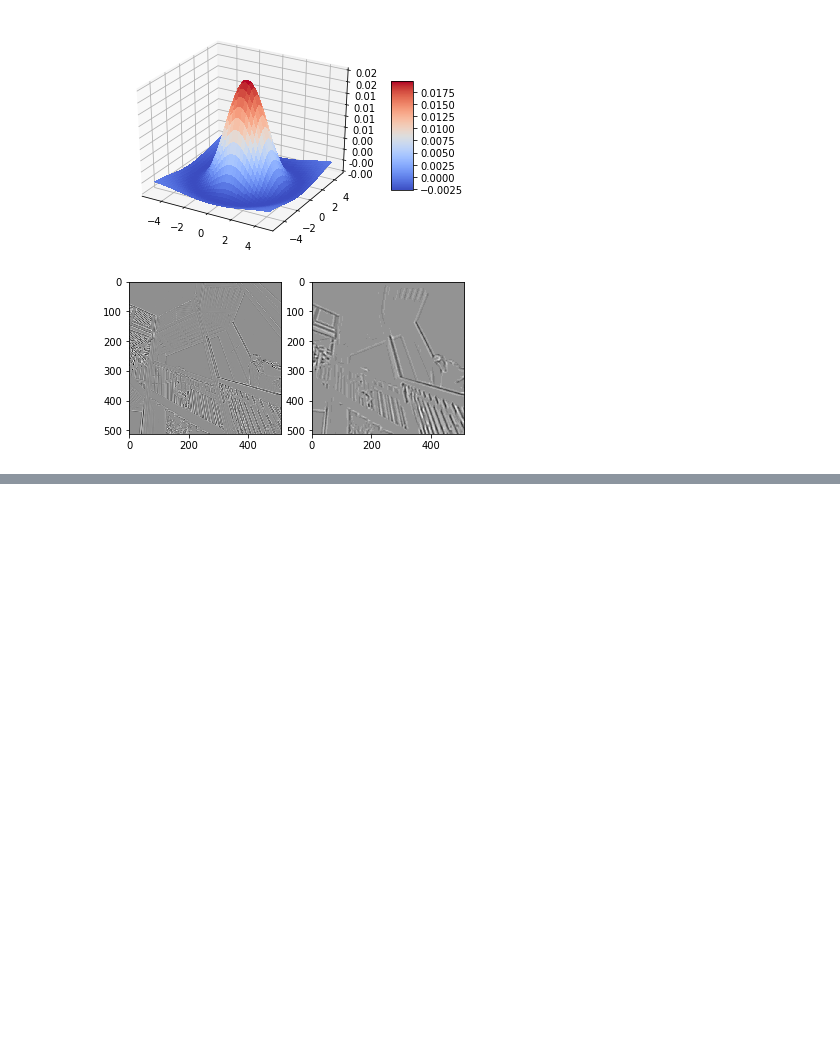
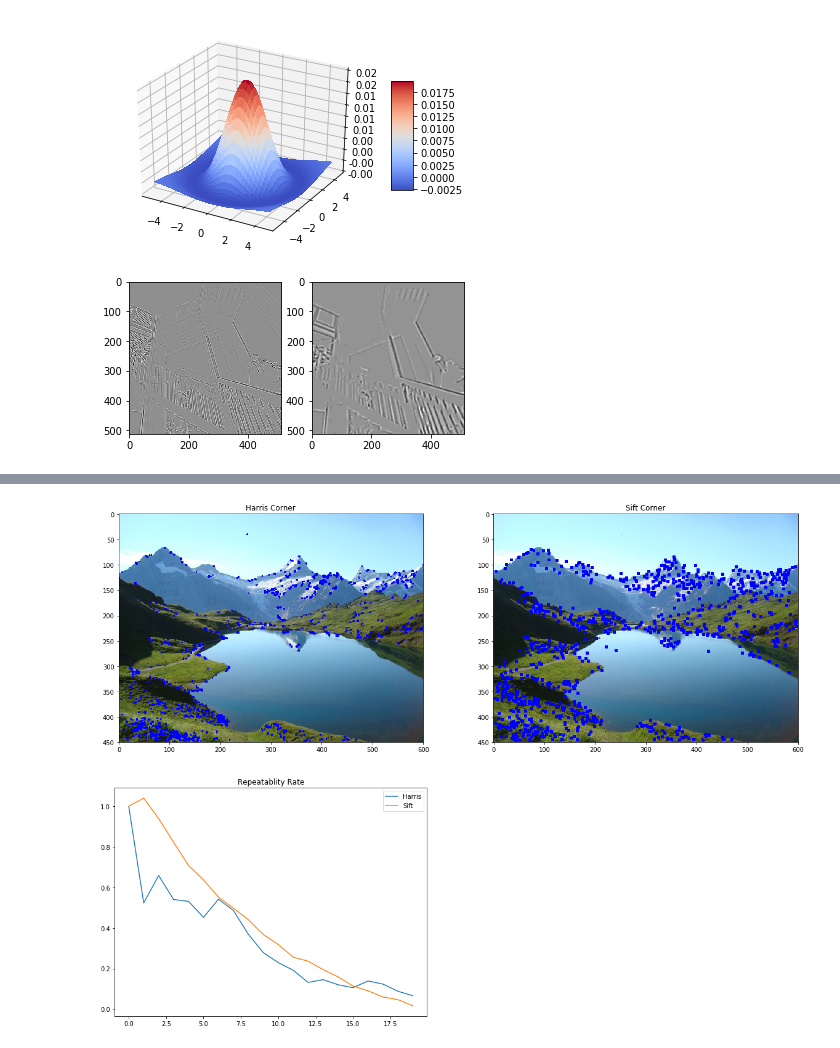
Before and after one commit to jalalirs/Introduction-to-Computer-Vision, a Jupyter notebook: L4/L4.ipynb, the cells around one changed output, grey strips where cells are left out. Cells and saved outputs as stored; diff of their text form; code cells hidden in the pictures; blank space fills up the shorter version.

```diff
--- a/L4/L4.ipynb
+++ b/L4/L4.ipynb
@@ -292,9 +292,9 @@ imshow(img)
 # %% [markdown]
 # 🤴 <font color='red'>Lets try it on the King Messi</font> 🤴
 # %%
-def calculate_haris_corner(filename):
-    filename = filename
-    img = imread(filename)
+def calculate_haris_corner(img,show=True):
+    if type(img) == str:
+        img = imread(img)
     gimg = gray(img)
     gimg = np.float32(gimg)
     dst = cv2.cornerHarris(gimg,2,3,0.04)
@@ -304,8 +304,9 @@ def calculate_haris_corner(filename):
 
     # Threshold for an optimal value, it may vary depending on the image.
     img[dst>0.01*dst.max()]=[0,0,255]
-
-    imshow(img)
+    if show:
+        imshow(img)
+    return np.argwhere(dst>0.01*dst.max())
 # %%
 calculate_haris_corner("imgs/messi.jpg")
 # %% [output]
@@ -929,3 +956,85 @@ Find local maximum of:
+# %%
+## Code to show comparision
+import itertools
+import cv2
+def resize(image,size):
+    return cv2.resize(image, size)
+def calculate_sift_corner(img,show=True,plotid=111):
+    if type(img) == str:
+        img = imread(img)
+    gimg = gray(img)
+    sift = cv2.xfeatures2d.SIFT_create()
+    kp = sift.detect(gimg,None)
+    for p in kp:
+        #print(x.pt)
+        x,y = min(int(p.pt[0]),img.shape[1]-1),min(int(p.pt[1]),img.shape[0]-1)
+        set_corner(img,x,y)
+    if show:
+        ax = plt.subplot(plotid)
+        ax.set_title("Sift Corner")
+        ax.imshow(img)
+    return kp
+def calculate_haris_corner(img,show=True,plotid=111):
+    if type(img) == str:
+        img = imread(img)
+    gimg = gray(img)
+    gimg = np.float32(gimg)
+    dst = cv2.cornerHarris(gimg,2,3,0.04)
+
+    #result is dilated for marking the corners, not important
+    dst = cv2.dilate(dst,None)
+
+    # Threshold for an optimal value, it may vary depending on the image.
+    img[dst>0.01*dst.max()]=[0,0,255]
+    if show:
+        ax = plt.subplot(plotid)
+        ax.set_title("Harris Corner")
+        ax.imshow(img)
+    return np.argwhere(dst>0.01*dst.max())
+
+def get_box(nx,ny,center_x,center_y,size):
+    x = center_x
+    y = center_y
+    x_i = np.arange(max(0,x-size),min(nx,x+size))
+    y_i = np.arange(max(0,y-size),min(ny,y+size))
+    return list(itertools.product(x_i,y_i))
+
+def set_corner(img,x,y,size=3,color=[0,0,255]):
+    box = get_box(img.shape[1],img.shape[0],x,y,size)
+    for x,y in box:
+        img.itemset((y, x, 0), color[0])
+        img.itemset((y, x, 1), color[1])
+        img.itemset((y, x, 2), color[2])
+
+
+nature = imread('imgs/nature.jpg')
+nx,ny,_ = nature.shape
+corners_center = [(90,65,3),(185,100,3),(354,82,3),(430,113,3),
+                  (478,102,3),(354,269,3),(211,245,3),
+                  (215,302,3),(233,235,3),(160,346,3)]
+
+harris_p = calculate_haris_corner(nature.copy(),plotid=221)
+possible = len(harris_p)
+n = 20
+scales = np.linspace(1,0.1,n)
+harris_per = [len(calculate_haris_corner(resize(nature.copy(),(int(ny*s),int(nx*s))),False))/possible for s in scales]
+
+
+sift_p = calculate_sift_corner(nature.copy(),plotid=222)
+possible = len(sift_p)
+sift_per = [len(calculate_sift_corner(resize(nature.copy(),(int(ny*s),int(nx*s))),False))/possible for s in scales]
+
+
+
+ax = plt.subplot(223)
+ax.plot(np.arange(n),harris_per,label="Harris")
+ax.plot(np.arange(n),sift_per,label="Sift")
+ax.legend()
+ax.set_title("Repeatablity Rate")
+fig = plt.gcf()
+fig.set_size_inches((20,15))
+# %% [output]
+[figure, added]
 # %%
 <font color="green"></font>
 # %% [markdown]
```
Also changed, not shown: parts of 6 cells of this notebook.
